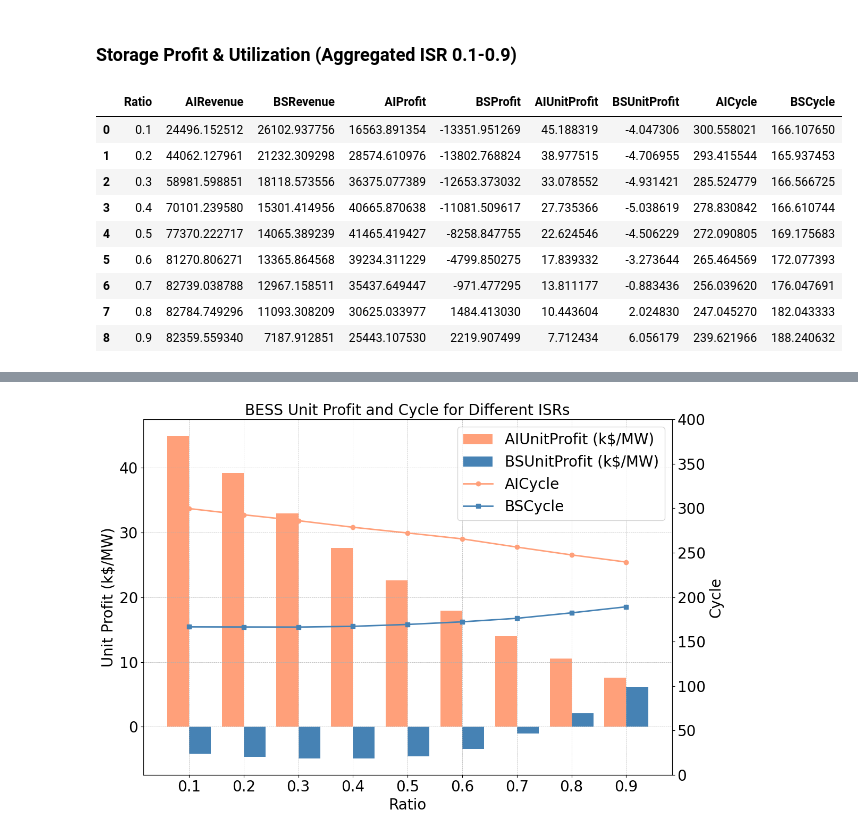
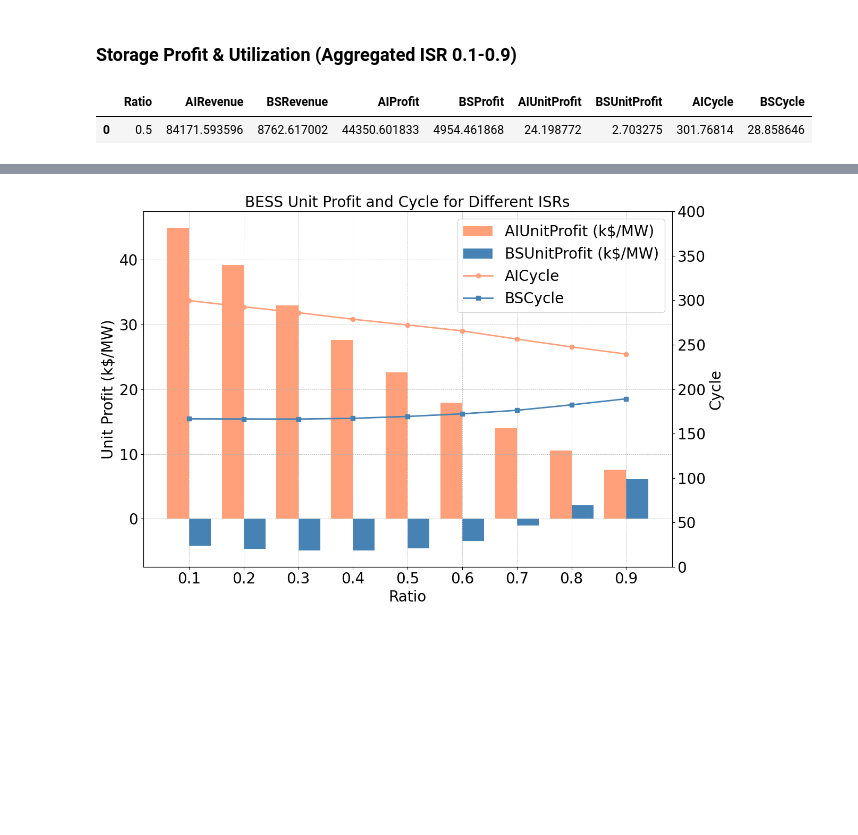
Before and after one commit to niklauskun/STESTS, a Jupyter notebook: Diagnose.ipynb, the cells around one changed output, grey strips where cells are left out. Cells and saved outputs as stored; diff of their text form; code cells hidden in the pictures; blank space fills up the shorter version.

Commit message:
06282024Update
Add high storage capacity case data

```diff
--- a/Diagnose.ipynb
+++ b/Diagnose.ipynb
@@ -506,10 +506,12 @@ plt.show()
 ### Storage Profit & Utilization (Aggregated ISR 0.1-0.9)
 # %%
 # case = 'Strategic/2022/UC25ED1_Strategic_true_ratio1.0_Seg1_BAW0_MC20.0_hetefalse'
-case_template = 'Strategic/PriceCap/2022_ED1_Strategic_true_FORB_true_ratio{}_Seg5_BAW0_Fuel2.0_NLC1.2_Error0.25NegativeRenew_1.0-2.0-2.0-2.0-2.0'
+# case_template = 'Strategic/PriceCap/2022_ED1_Strategic_true_FORB_true_ratio{}_Seg5_BAW0_Fuel2.0_NLC1.2_Error0.25NegativeRenew_1.0-2.0-2.0-2.0-2.0'
 # case_template = 'Strategic/Exp1.2/2022/ED1_Strategic_true_FORB_true_ratio{}_Seg1_BAW0_1.0-2.0-2.0-2.0-2.0'
+case_template = 'Strategic/Quad/2022/ED1_Strategic_true_FORB_true_ratio{}_Seg1_BAW0_BSESCbid0.25'
 
-ratios = [round(i * 0.1+0.1, 1) for i in range(10)]
+# ratios = [round(i * 0.1+0.1, 1) for i in range(10)]
+ratios = [0.5]
 Region = 2
 
 # Initialize an empty list to store results
@@ -548,39 +550,31 @@ for ratio in ratios:
             'BSRevenue': BSRevenue,
             'AIProfit': AIProfit,
             'BSProfit': BSProfit,
             'AIUnitProfit': AIUnitProfit,
             'BSUnitProfit': BSUnitProfit,
             'AICycle': AICycle,
             'BSCycle': BSCycle
         })
 
 # Convert list of dictionaries to DataFrame
 results_df = pd.DataFrame(results)
 results_df
 #     AIRevenue = sum((ESD[35]-ESC[35])*price[0])/1000
 
 #     # Calculate stats and transpose
 #     pricestats = pd.concat([price.mean()*12, (price*12).std()], axis=1).T
 
 #     # Now, instead of appending Series objects, you create DataFrame slices for each and append them
 #     mean_prices_dfs.append(pricestats.iloc[[0]])
 #     std_prices_dfs.append(pricestats.iloc[[1]])
 
 # case = 'Strategic/Exp/2022/UC25ED1_Strategic_true_FORB_true_ratio0.1_Seg1_BAW0_Fuel2.0_NLC2.0_Error0.25_ESPeakBidAdjustment1.0_ESPeakBid100.0NegativeRenew_1.0-2.0-2.0-2.0-2.0'
 
 # ESD = pd.read_csv('output/'+case+'/EDESD.csv',header=None)
 # ESC = pd.read_csv('output/'+case+'/EDESC.csv',header=None)
 # price = pd.read_csv('output/'+case+'/EDprice.csv',header=None)
 # ESindex = pd.read_csv('output/'+case+'/Strategic/storage_to_index_map.csv')
 # ES = pd.read_csv('output/'+case+'/Strategic/ADDED_ES.csv')
 # %% [output]
 |  | Ratio | AIRevenue | BSRevenue | AIProfit | BSProfit | AIUnitProfit | BSUnitProfit | AICycle | BSCycle |
-| 0 | 0.1 | 24496.152512 | 26102.937756 | 16563.891354 | -13351.951269 | 45.188319 | -4.047306 | 300.558021 | 166.107650 |
-| 1 | 0.2 | 44062.127961 | 21232.309298 | 28574.610976 | -13802.768824 | 38.977515 | -4.706955 | 293.415544 | 165.937453 |
-| 2 | 0.3 | 58981.598851 | 18118.573556 | 36375.077389 | -12653.373032 | 33.078552 | -4.931421 | 285.524779 | 166.566725 |
-| 3 | 0.4 | 70101.239580 | 15301.414956 | 40665.870638 | -11081.509617 | 27.735366 | -5.038619 | 278.830842 | 166.610744 |
-| 4 | 0.5 | 77370.222717 | 14065.389239 | 41465.419427 | -8258.847755 | 22.624546 | -4.506229 | 272.090805 | 169.175683 |
-| 5 | 0.6 | 81270.806271 | 13365.864568 | 39234.311229 | -4799.850275 | 17.839332 | -3.273644 | 265.464569 | 172.077393 |
-| 6 | 0.7 | 82739.038788 | 12967.158511 | 35437.649447 | -971.477295 | 13.811177 | -0.883436 | 256.039620 | 176.047691 |
-| 7 | 0.8 | 82784.749296 | 11093.308209 | 30625.033977 | 1484.413030 | 10.443604 | 2.024830 | 247.045270 | 182.043333 |
-| 8 | 0.9 | 82359.559340 | 7187.912851 | 25443.107530 | 2219.907499 | 7.712434 | 6.056179 | 239.621966 | 188.240632 |
+| 0 | 0.5 | 84171.593596 | 8762.617002 | 44350.601833 | 4954.461868 | 24.198772 | 2.703275 | 301.76814 | 28.858646 |
```
Also changed, not shown: parts of 21 cells of this notebook, 10 other files.
